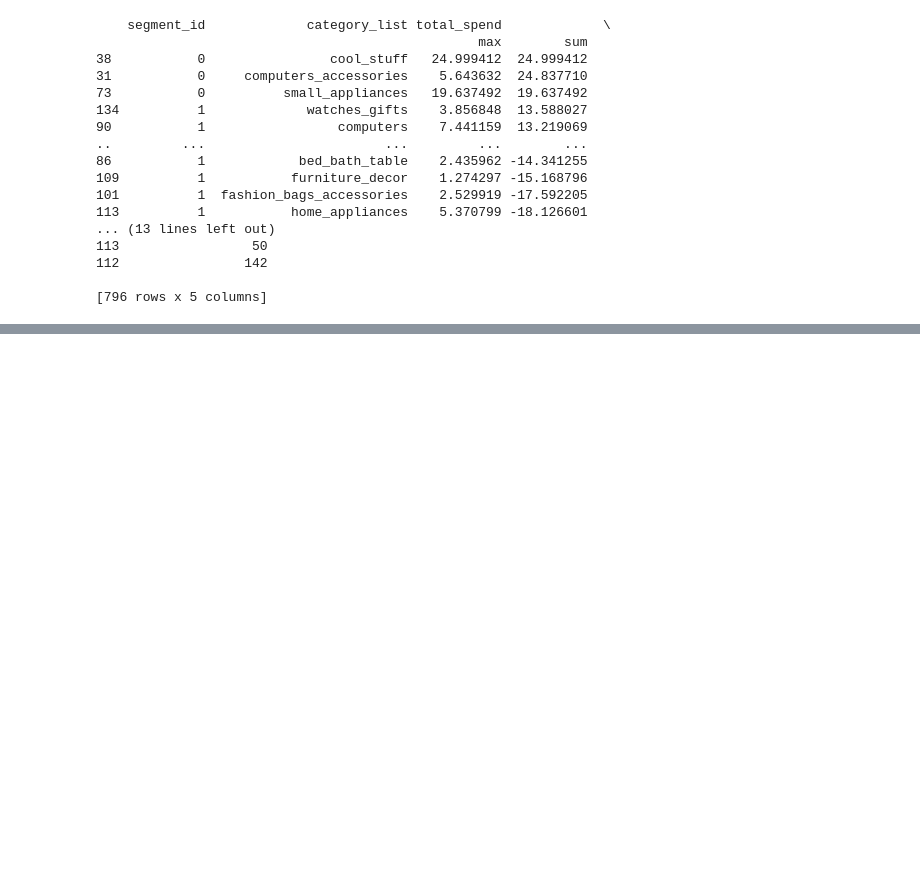
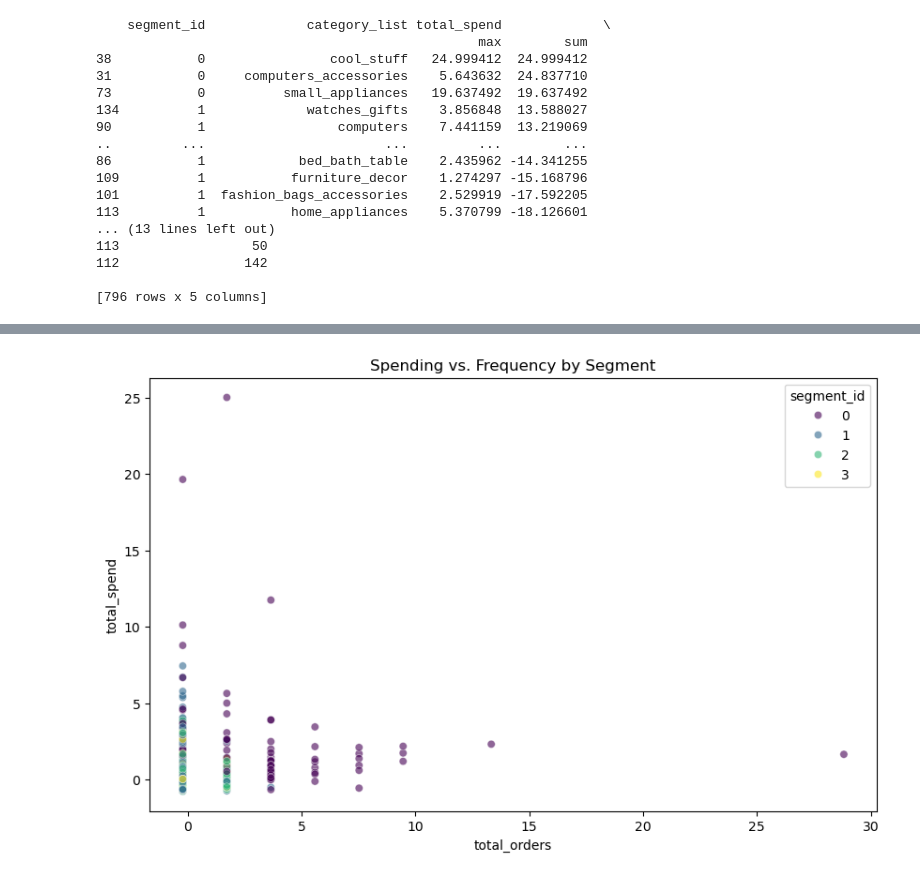
Before and after one commit to Vidya-0119/E-commerce-Revenue-Optimization-RFM-Segmentation, a Jupyter notebook: Python files/Notebook.ipynb, the cells around one changed output, grey strips where cells are left out. Cells and saved outputs as stored; diff of their text form; code cells hidden in the pictures; blank space fills up the shorter version.

```diff
--- a/Python files/Notebook.ipynb
+++ b/Python files/Notebook.ipynb
@@ -315,0 +346,7 @@ print(category_performance.sort_values(by=('total_spend', 'sum'), ascending=Fals
+# %%
+plt.figure(figsize=(10, 6))
+sns.scatterplot(data=df, x='total_orders', y='total_spend', hue='segment_id', palette='viridis', alpha=0.6)
+plt.title("Spending vs. Frequency by Segment")
+plt.show()
+# %% [output]
+[figure, added]
```
Also changed, not shown: parts of 2 cells of this notebook.
